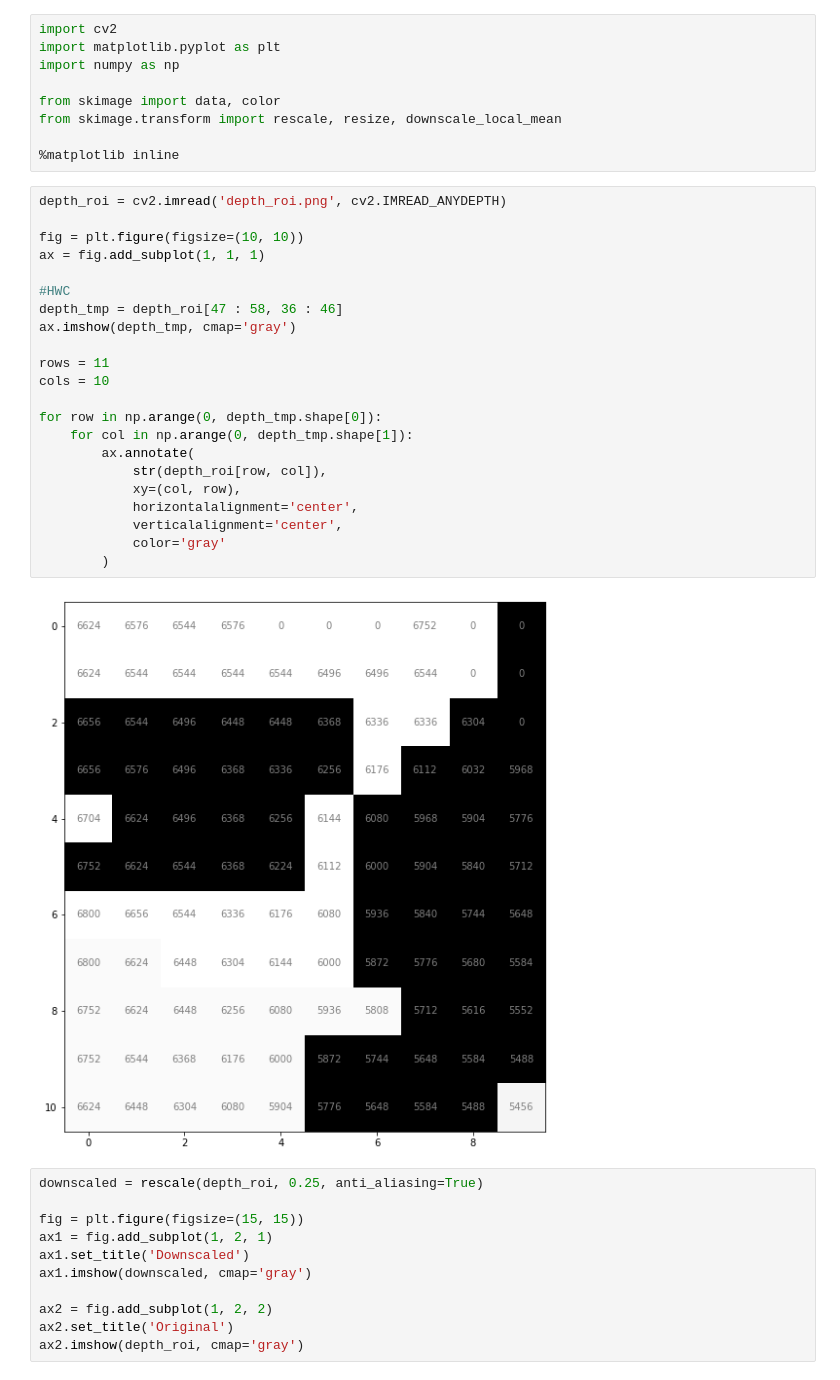
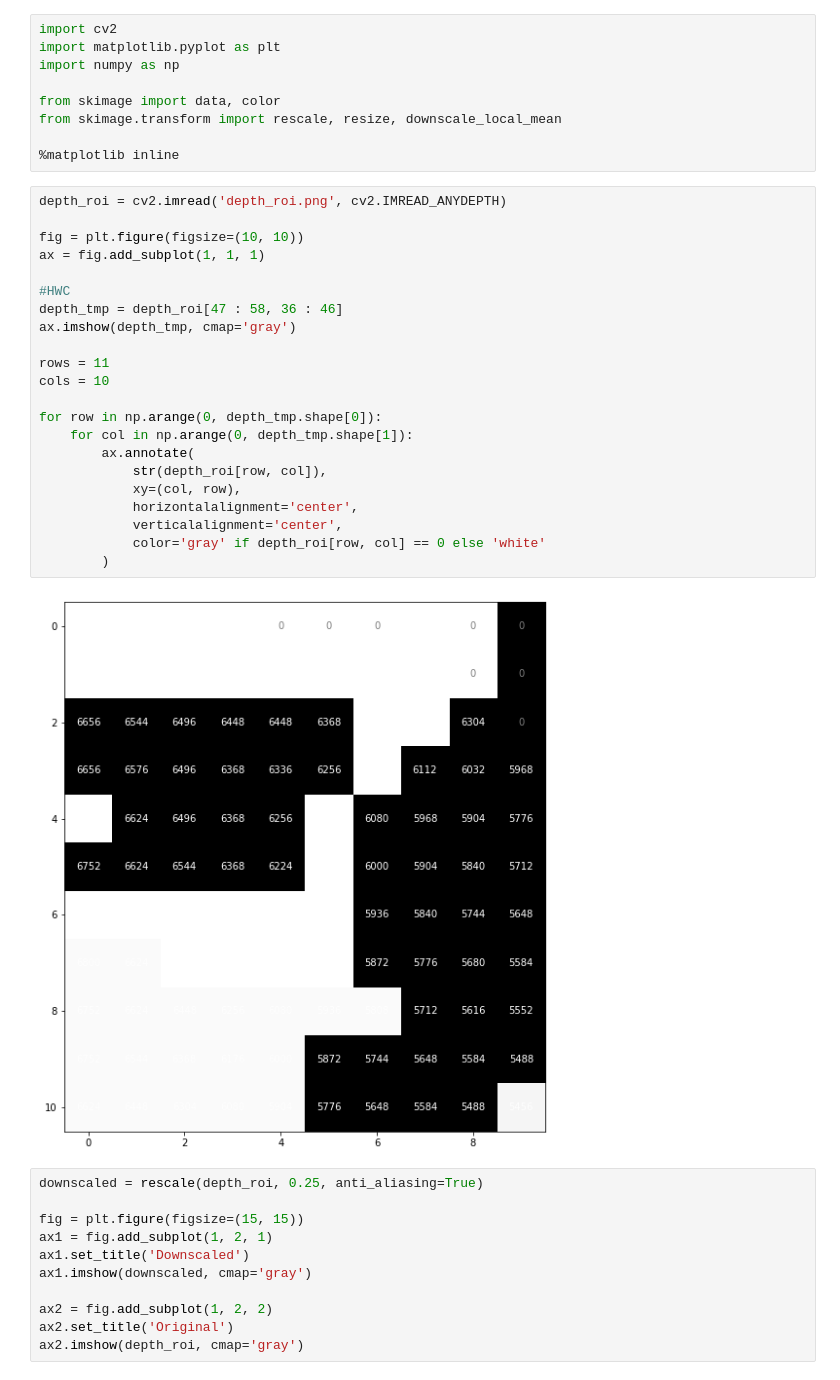
Before and after one commit to filipgrigorov/depth_scaling_experiments, a Jupyter notebook: depth_scaling.ipynb, the cells around one changed output. Drawn from its saved outputs; the diff is of its cells as text.

```diff
--- a/depth_scaling.ipynb
+++ b/depth_scaling.ipynb
@@ -10,27 +10,27 @@ from skimage.transform import rescale, resize, downscale_local_mean
 # %%
 depth_roi = cv2.imread('depth_roi.png', cv2.IMREAD_ANYDEPTH)
 
 fig = plt.figure(figsize=(10, 10))
 ax = fig.add_subplot(1, 1, 1)
 
 #HWC
 depth_tmp = depth_roi[47 : 58, 36 : 46]
 ax.imshow(depth_tmp, cmap='gray')
 
 rows = 11
 cols = 10
 
 for row in np.arange(0, depth_tmp.shape[0]):
     for col in np.arange(0, depth_tmp.shape[1]):
         ax.annotate(
             str(depth_roi[row, col]),
             xy=(col, row),
             horizontalalignment='center',
             verticalalignment='center',
-            color='gray'
+            color='gray' if depth_roi[row, col] == 0 else 'white'
         )
 # %% [output]
-[figure, old version]
+[figure, new version]
 # %%
 downscaled = rescale(depth_roi, 0.25, anti_aliasing=True)
 
```
Also changed, not shown: parts of 1 cell of this notebook, 3 other files.
